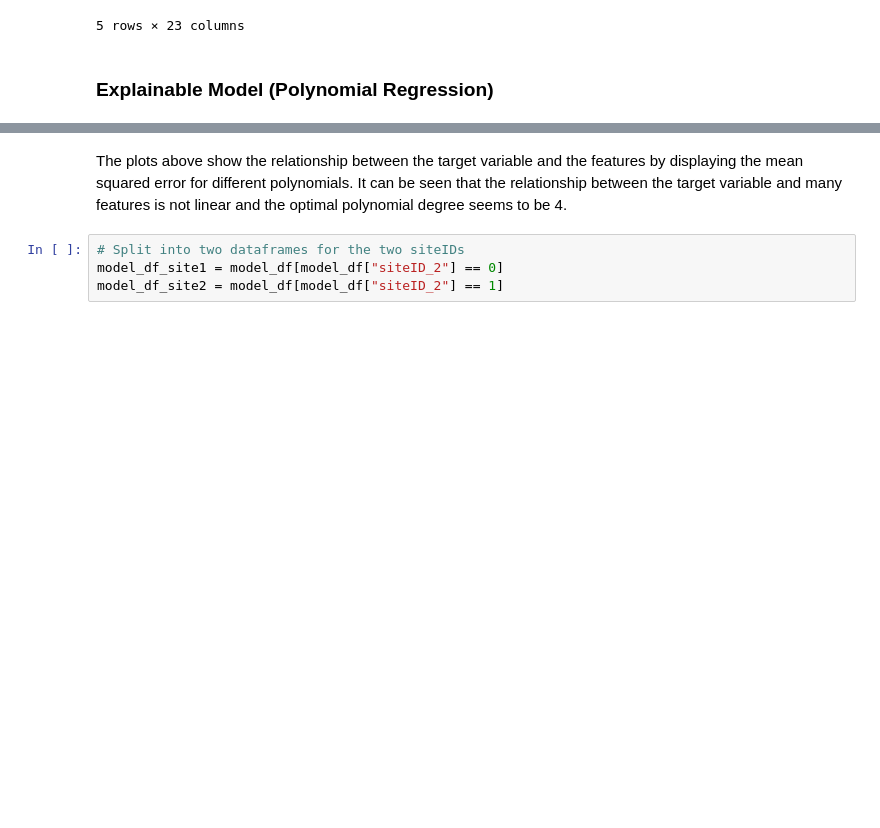
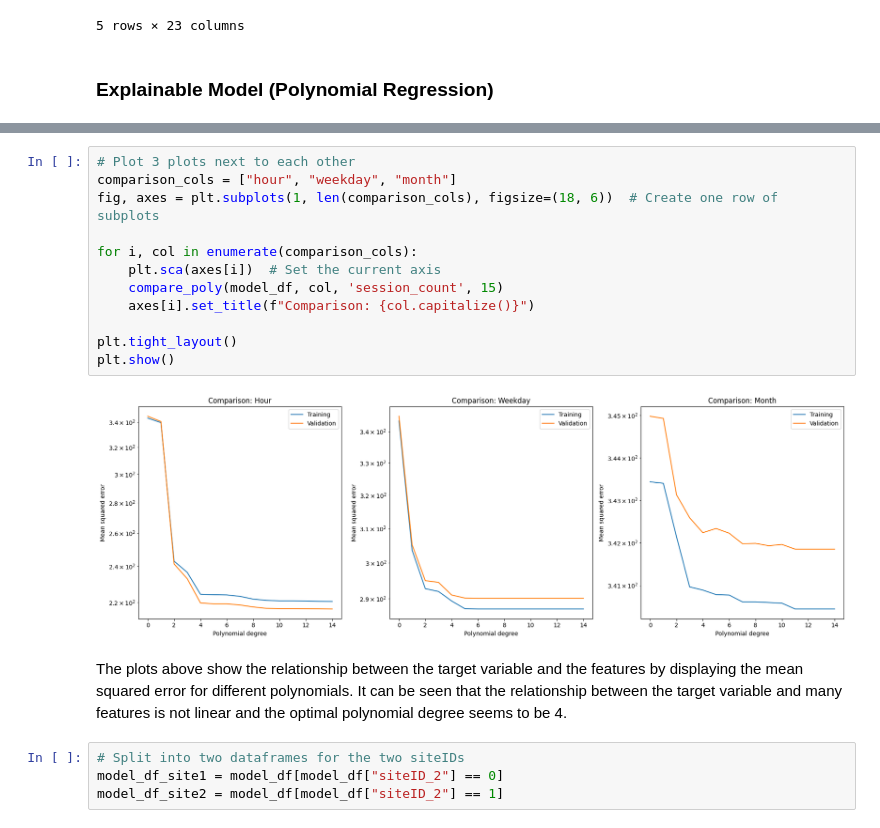
Before and after one commit to Amocon/A-Team_AA-Team-Assignment_2024, a Jupyter notebook: aa_team_assignment/04_utilization_prediction.ipynb, the cells around one changed output, grey strips where cells are left out. Cells and saved outputs as stored; diff of their text form; blank space fills up the shorter version.

```diff
--- a/aa_team_assignment/04_utilization_prediction.ipynb
+++ b/aa_team_assignment/04_utilization_prediction.ipynb
@@ -245,6 +247,20 @@ for col in comparison_cols:
 [figure]
 [figure]
 [figure]
+# %%
+# Plot 3 plots next to each other
+comparison_cols = ["hour", "weekday", "month"]
+fig, axes = plt.subplots(1, len(comparison_cols), figsize=(18, 6))  # Create one row of subplots
+
+for i, col in enumerate(comparison_cols):
+    plt.sca(axes[i])  # Set the current axis
+    compare_poly(model_df, col, 'session_count', 15)
+    axes[i].set_title(f"Comparison: {col.capitalize()}")
+
+plt.tight_layout()
+plt.show()
+# %% [output]
+[figure, added]
 # %% [markdown]
 The plots above show the relationship between the target variable and the features by displaying the mean squared error for different polynomials. It can be seen that the relationship between the target variable and many features is not linear and the optimal polynomial degree seems to be 4.
 # %%
```
Also changed, not shown: parts of 20 cells of this notebook, 2 other files.
